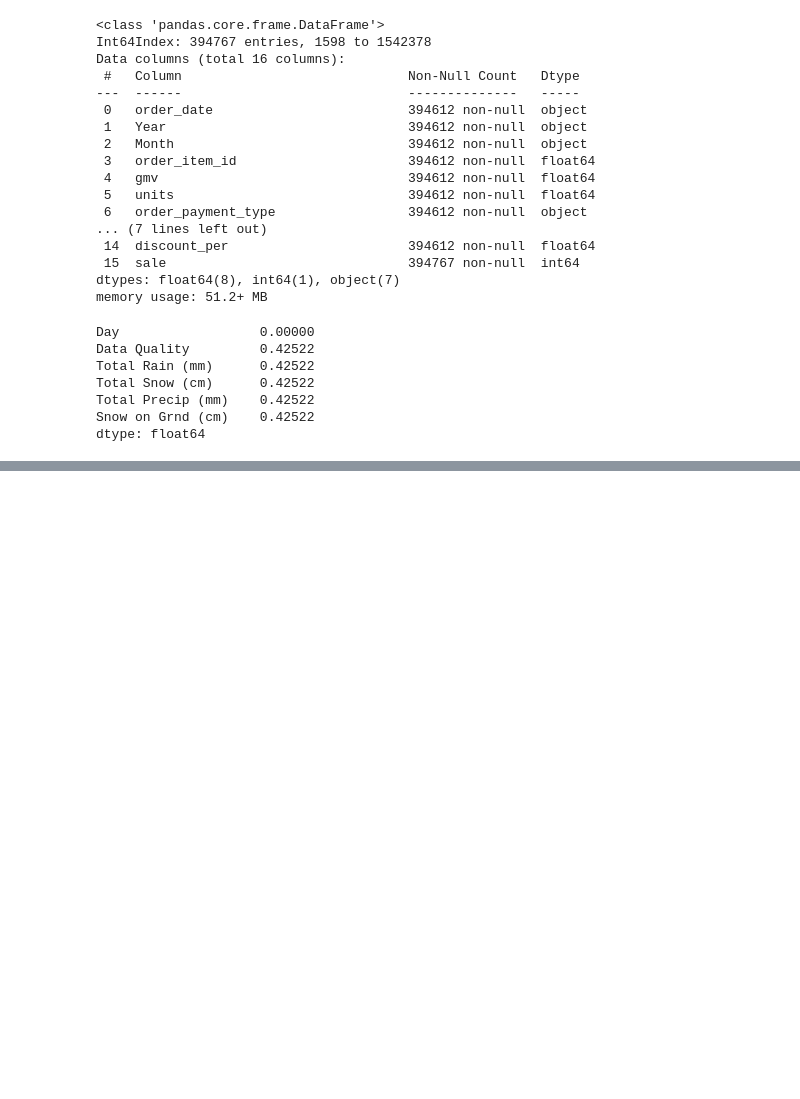
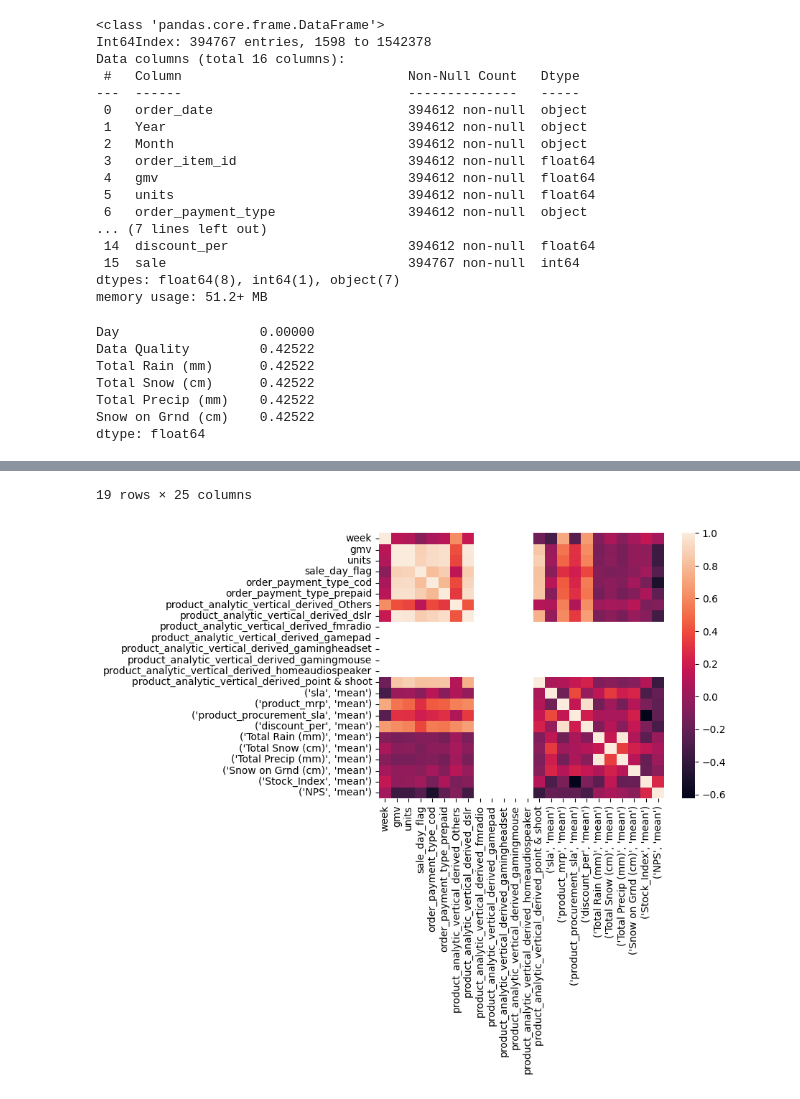
Before and after one commit to PrajsPrabs/UpgradBACaseStudy, a Jupyter notebook: EComm1.ipynb, the cells around one changed output, grey strips where cells are left out. Drawn from its saved outputs; the diff is of its cells as text; code cells hidden in the pictures; blank space fills up the shorter version.

```diff
--- a/EComm1.ipynb
+++ b/EComm1.ipynb
@@ -774,0 +826,4 @@ EleData4
+# %%
+# EleData3.info()
+EleData5=pd.merge(EleData4,pd.get_dummies(EleData4[obj],dtype='int'),left_index=True,right_index=True)
+EleData5.info()
@@ -774,0 +848,11 @@ EleData4
+# %%
+# EleData5.info()
+
+g1=EleData5.groupby(['week','product_analytic_sub_category'])['gmv','units','sale_day_flag','order_payment_type_cod','order_payment_type_prepaid','product_analytic_vertical_derived_Others','product_analytic_vertical_derived_dslr',
+                                                             'product_analytic_vertical_derived_fmradio','product_analytic_vertical_derived_gamepad',
+                                                             'product_analytic_vertical_derived_gamingheadset','product_analytic_vertical_derived_gamingmouse',
+                                                             'product_analytic_vertical_derived_homeaudiospeaker','product_analytic_vertical_derived_point & shoot'].sum().reset_index()
+g2=EleData5.groupby(['week','product_analytic_sub_category'])['sla','product_mrp','product_procurement_sla','discount_per','Total Rain (mm)',
+                                                             'Total Snow (cm)','Total Precip (mm)','Snow on Grnd (cm)','Stock_Index','NPS'].agg(['mean']).reset_index()
+# %%
+weekly=pd.merge(pd.DataFrame(g1),pd.DataFrame(g2),on=['week','product_analytic_sub_category'],how='outer')
@@ -774,0 +898,9 @@ EleData4
+# %%
+cam=weekly[weekly.product_analytic_sub_category=='camera']
+# %%
+# cam.info()
+
+x=cam.corr().reset_index()
+sns.heatmap(cam.corr())
+y=x.loc[(~x['week'].isna())]
+# %% [output]
@@ -774,0 +924,2 @@ EleData4
+19 rows × 25 columns
+[figure, added]
```
Also changed, not shown: parts of 8 cells of this notebook.
